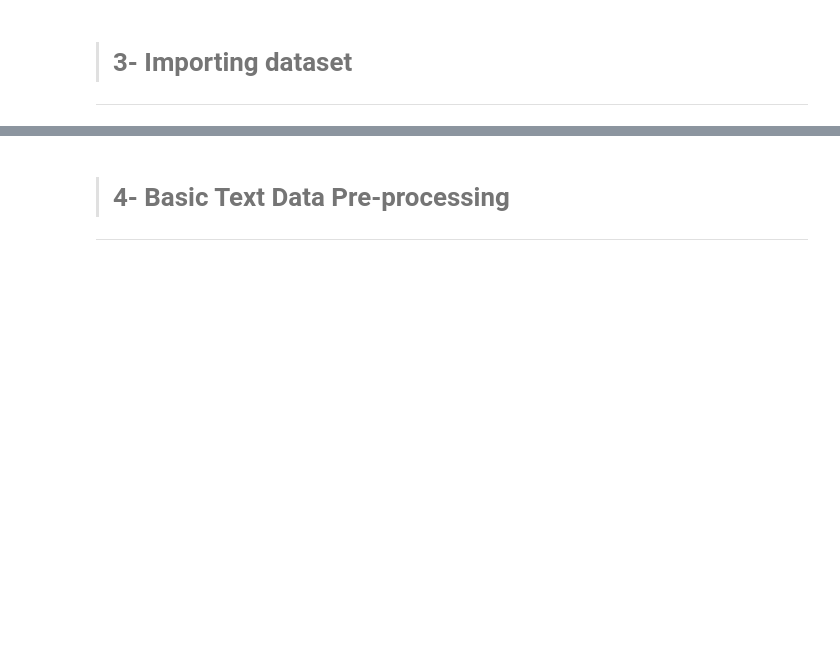
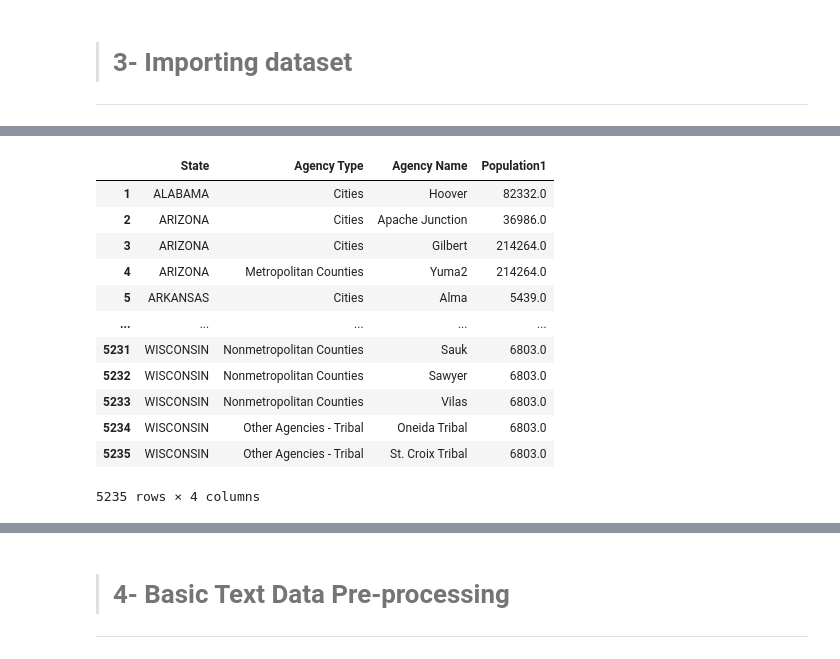
Before and after one commit to Mohitchvk/Data-Crunchers-Hackathon, a Jupyter notebook: DataCrunchers_Hackathon_|_Data_Minining_|_Task_1.ipynb, the cells around one changed output, grey strips where cells are left out. Saved outputs shown, nothing was run; the diff lists cells and outputs as text; code cells hidden in the pictures; blank space fills up the shorter version.

```diff
--- a/DataCrunchers_Hackathon_|_Data_Minining_|_Task_1.ipynb
+++ b/DataCrunchers_Hackathon_|_Data_Minining_|_Task_1.ipynb
@@ -80,0 +86,16 @@ df.head()
+# %%
+df1
+# %% [output]
+|  | State | Agency Type | Agency Name | Population1 |
+| 1 | ALABAMA | Cities | Hoover | 82332.0 |
+| 2 | ARIZONA | Cities | Apache Junction | 36986.0 |
+| 3 | ARIZONA | Cities | Gilbert | 214264.0 |
+| 4 | ARIZONA | Metropolitan Counties | Yuma2 | 214264.0 |
+| 5 | ARKANSAS | Cities | Alma | 5439.0 |
+| ... | ... | ... | ... | ... |
+| 5231 | WISCONSIN | Nonmetropolitan Counties | Sauk | 6803.0 |
+| 5232 | WISCONSIN | Nonmetropolitan Counties | Sawyer | 6803.0 |
+| 5233 | WISCONSIN | Nonmetropolitan Counties | Vilas | 6803.0 |
+| 5234 | WISCONSIN | Other Agencies - Tribal | Oneida Tribal | 6803.0 |
+| 5235 | WISCONSIN | Other Agencies - Tribal | St. Croix Tribal | 6803.0 |
+5235 rows × 4 columns
```
Also changed, not shown: parts of 7 cells of this notebook.
